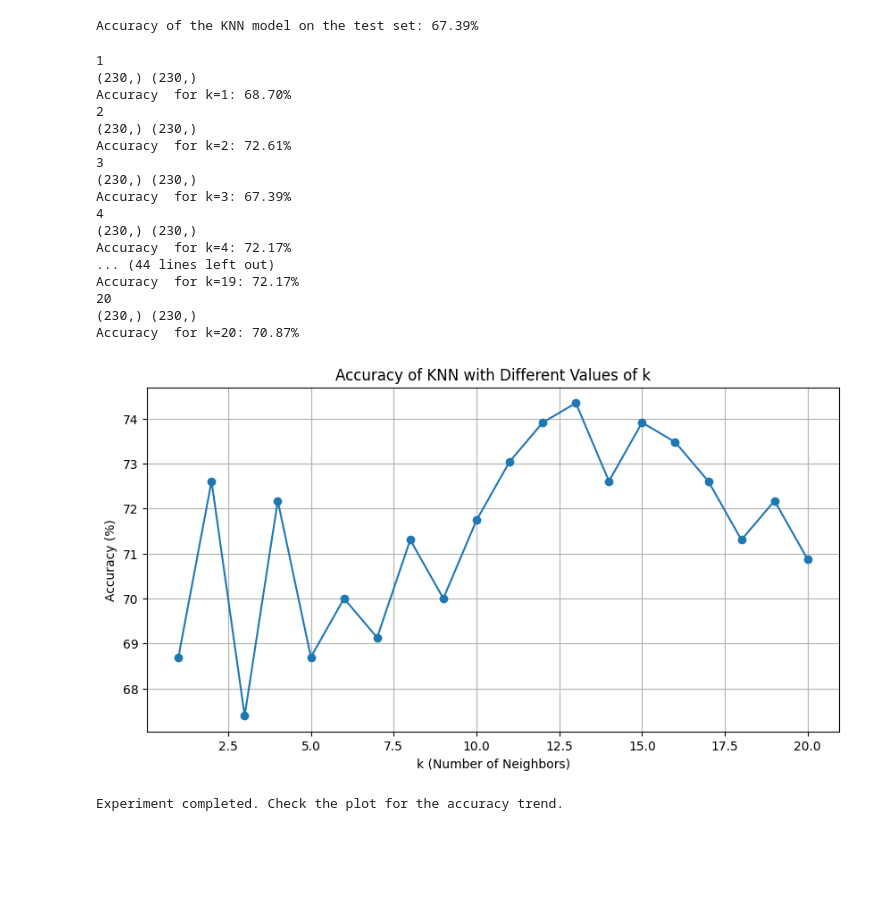
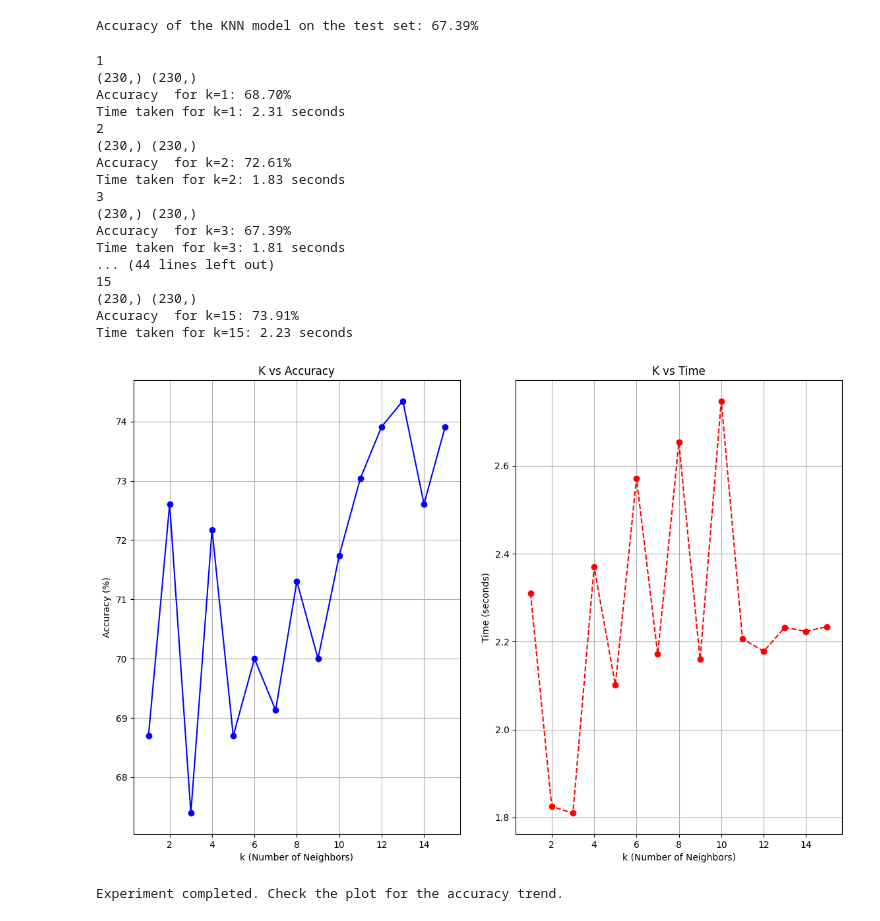
Before and after one commit to rohitkhadka1/5CS037-2024, a Jupyter notebook: Worksheets/2407942_Rohit_Khadka_Worksheet_4.ipynb, the cells around one changed output. Drawn from its saved outputs; the diff is of its cells as text; code cells hidden in the pictures; blank space fills up the shorter version.

```diff
--- a/Worksheets/2407942_Rohit_Khadka_Worksheet_4.ipynb
+++ b/Worksheets/2407942_Rohit_Khadka_Worksheet_4.ipynb
@@ -249,8 +254,10 @@ def experiment_knn_k_values(X_train, y_train, X_test, y_test, k_values):
     A dictionary with k values as keys and their corresponding accuracies as values.
    """
     accuracies = {}
+    individual_time = []
     for k in k_values:
         print(k)
+        start_time = time.time()
         #Make predictions using the current value of k
         predictions = knn_predict(X_test, X_train, y_train, k = k)
         print(predictions.shape, y_test.shape)
@@ -259,42 +266,65 @@ def experiment_knn_k_values(X_train, y_train, X_test, y_test, k_values):
         accuracy = compute_accuracy(y_test, predictions)
         accuracies[k] = accuracy
         print(f"Accuracy  for k={k}: {accuracy:.2f}%")
+        end_time = time.time()
+        print(f"Time taken for k={k}: {end_time-start_time:.2f} seconds")
+        individual_time.append(end_time-start_time)
 
         # Plot the accuracies
-    plt.figure(figsize=(10, 5))
-    plt.plot(k_values, list(accuracies.values()), marker='o')
-    plt.xlabel("k (Number of Neighbors)")
-    plt.ylabel("Accuracy (%)")
-    plt.title("Accuracy of KNN with Different Values of k")
-    plt.grid(True)
+    # plt.figure(figsize=(10, 5))
+    # plt.plot(k_values, list(accuracies.values()), marker='o', label = "K vs Accuracy")
+    # plt.plot(k_values, individual_time, linestyle='--', label = "K vs Time")
+    # plt.xlabel("k (Number of Neighbors)")
+    # plt.ylabel("Accuracy (%)")
+    # plt.title("Accuracy of KNN with Different Values of k")
+    # plt.legend()
+    # plt.grid(True)
+    # plt.show()
+    fig, (ax1, ax2) = plt.subplots(1, 2, figsize=(12, 8))
+    fig.tight_layout(pad=3.0)  # Add space between subplots
+
+    # First subplot: K vs Accuracy
+    ax1.plot(k_values, list(accuracies.values()), marker='o', color='blue')
+    ax1.set_xlabel("k (Number of Neighbors)")
+    ax1.set_ylabel("Accuracy (%)")
+    ax1.set_title("K vs Accuracy")
+    ax1.grid(True)
+
+    # Second subplot: K vs Time
+    ax2.plot(k_values, individual_time, marker='o', color='red', linestyle='--')
+    ax2.set_xlabel("k (Number of Neighbors)")
+    ax2.set_ylabel("Time (seconds)")
+    ax2.set_title("K vs Time")
+    ax2.grid(True)
+
     plt.show()
     return accuracies
 # %%
 # Define the range of k values to experiment with
-k_values = range(1, 21) # You can adjust this range as needed
+k_values = range(1, 16) # You can adjust this range as needed
 # Run the experiment
 try:
    accuracies = experiment_knn_k_values(X_train, y_train,X_test, y_test, k_values)
    print("Experiment completed. Check the plot for the accuracy trend.")
 except Exception as e:
    print(f"An unexpected error occurred during the experiment: {e}")
 # %% [output]
 1
 (230,) (230,)
 Accuracy  for k=1: 68.70%
+Time taken for k=1: 2.31 seconds
 2
 (230,) (230,)
 Accuracy  for k=2: 72.61%
+Time taken for k=2: 1.83 seconds
 3
 (230,) (230,)
 Accuracy  for k=3: 67.39%
-4
+Time taken for k=3: 1.81 seconds
+... (44 lines left out)
+15
 (230,) (230,)
-Accuracy  for k=4: 72.17%
-... (44 lines left out)
-Accuracy  for k=19: 72.17%
-20
-(230,) (230,)
-Accuracy  for k=20: 70.87%
+Accuracy  for k=15: 73.91%
+Time taken for k=15: 2.23 seconds
-[figure, old version]
+[figure, new version]
 Experiment completed. Check the plot for the accuracy trend.
```
Also changed, not shown: parts of 5 cells of this notebook, 1 other file.
